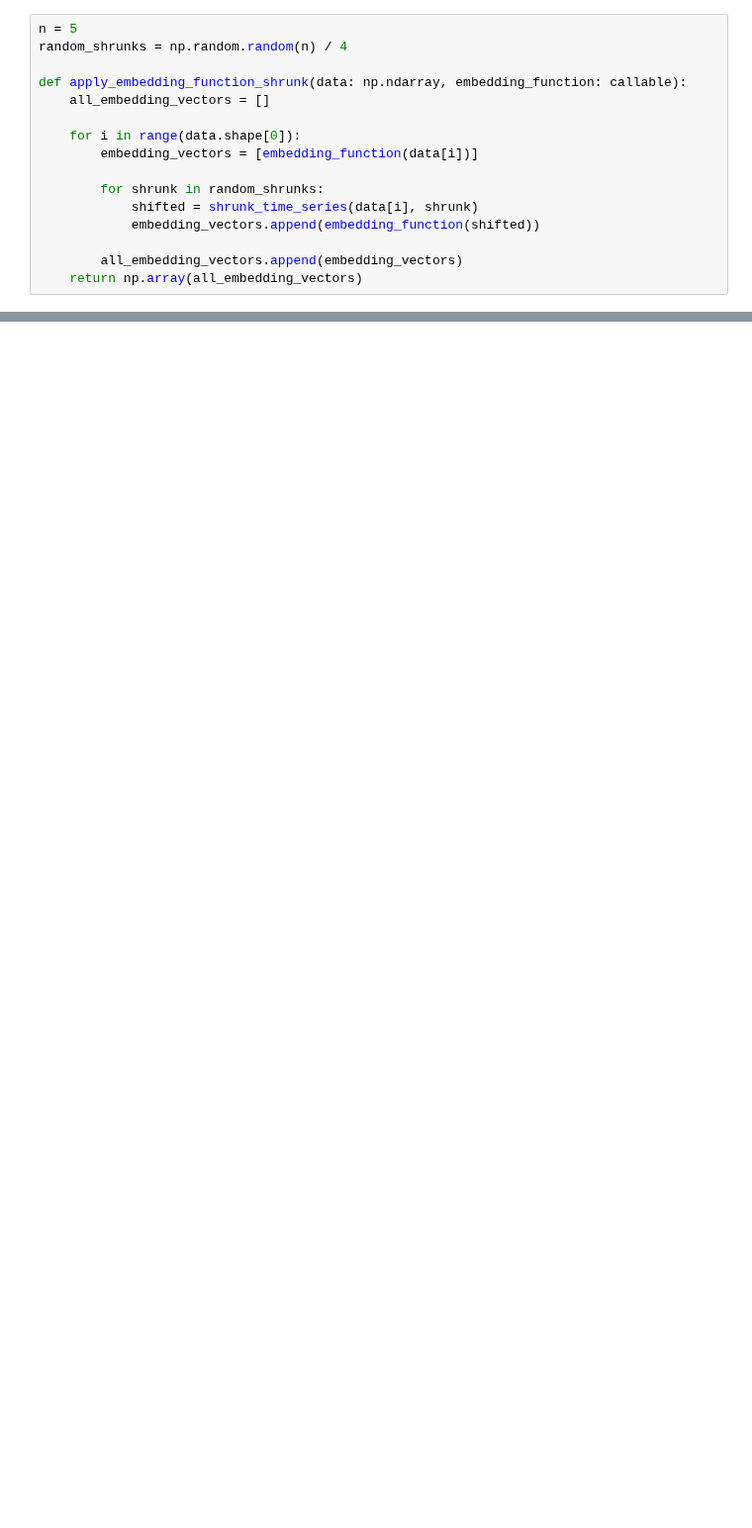
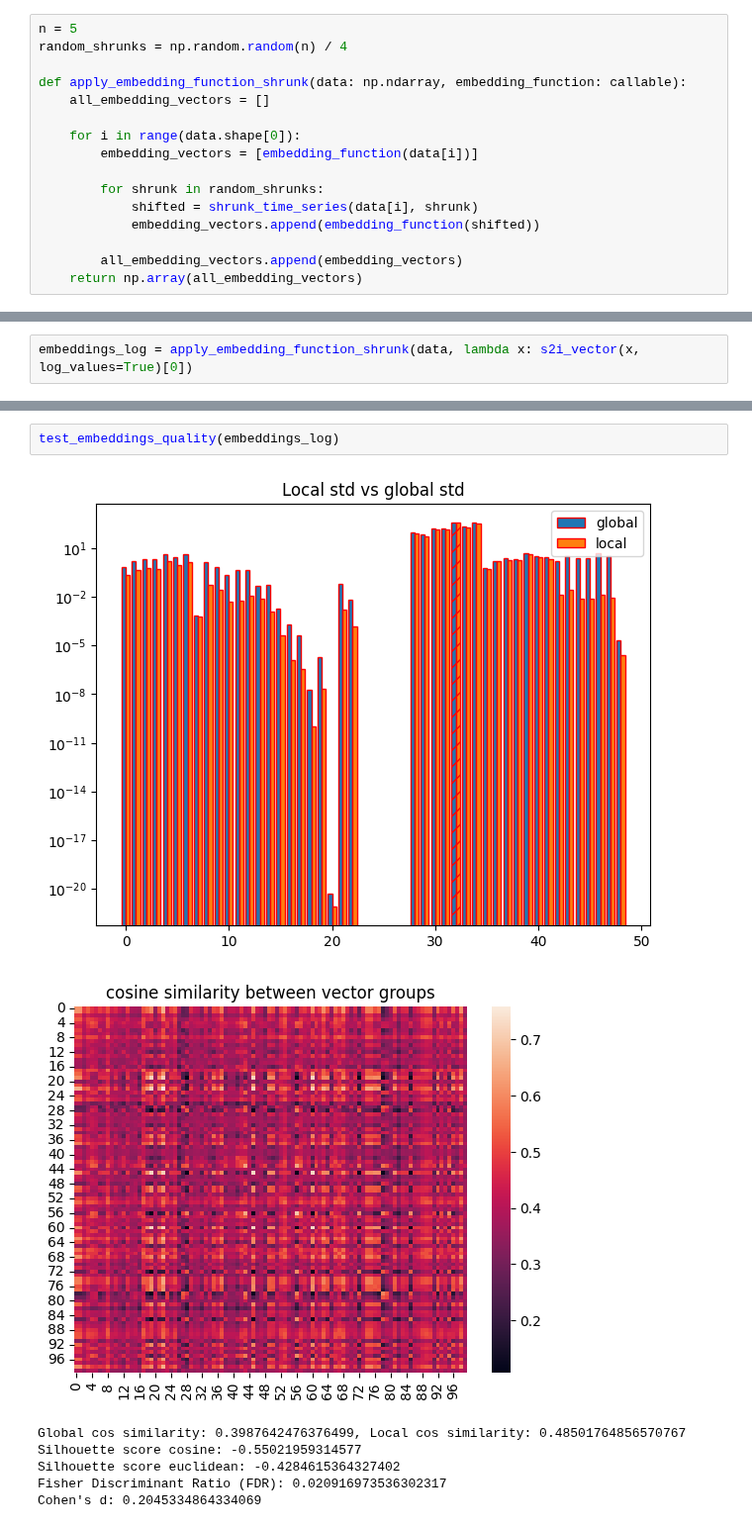
Before and after one commit to krzysztof-m-w/time-series-invariance, a Jupyter notebook: notebooks/evaluate_embeddings.ipynb, the cells around one changed output, grey strips where cells are left out. Shown at 99% size. Cells and saved outputs as stored; diff of their text form; blank space fills up the shorter version.

```diff
--- a/notebooks/evaluate_embeddings.ipynb
+++ b/notebooks/evaluate_embeddings.ipynb
@@ -71,0 +245,2 @@ print(np.mean(stds_local, axis=0))
+# %%
+embeddings_log = apply_embedding_function_shrunk(data, lambda x: s2i_vector(x, log_values=True)[0])
@@ -71,0 +251,10 @@ print(np.mean(stds_local, axis=0))
+# %%
+test_embeddings_quality(embeddings_log)
+# %% [output]
+[figure, added]
+[figure, added]
+Global cos similarity: 0.3987642476376499, Local cos similarity: 0.48501764856570767
+Silhouette score cosine: -0.55021959314577
+Silhouette score euclidean: -0.4284615364327402
+Fisher Discriminant Ratio (FDR): 0.020916973536302317
+Cohen's d: 0.2045334864334069
```
Also changed, not shown: parts of 42 cells of this notebook, 2 other files.
